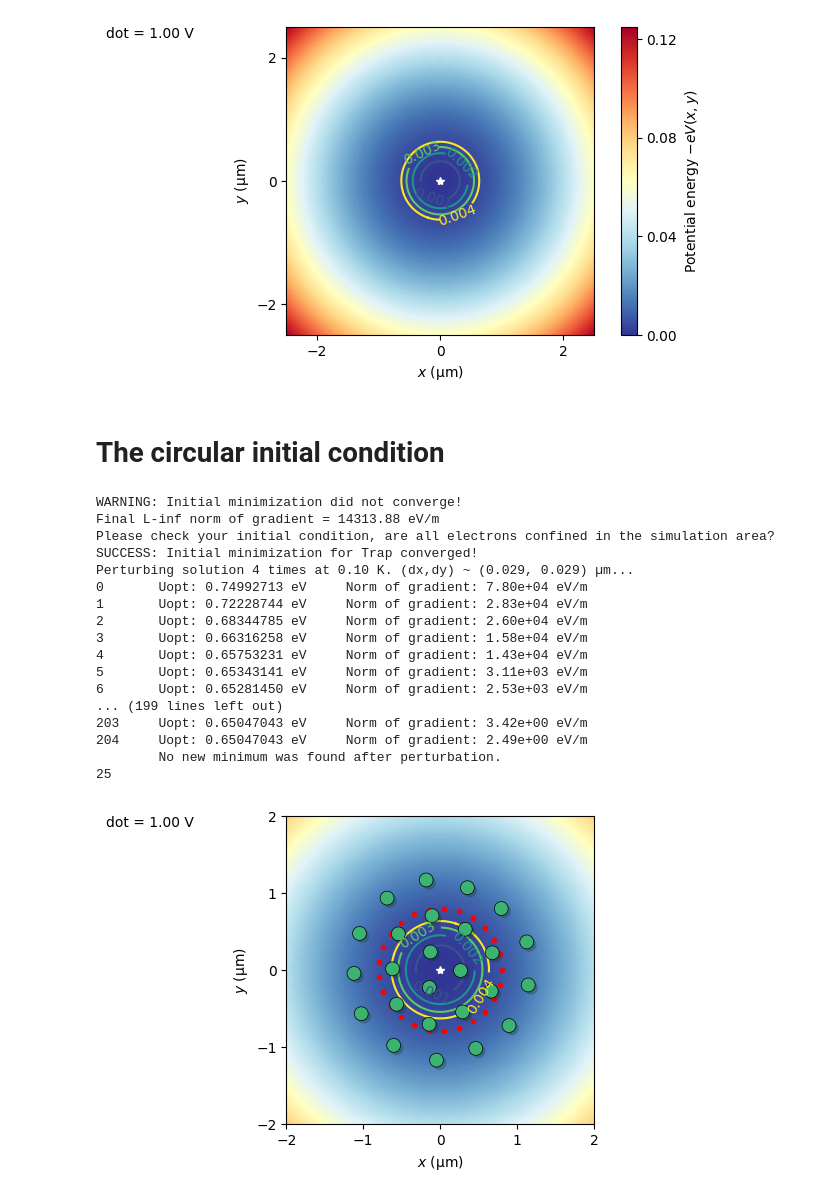
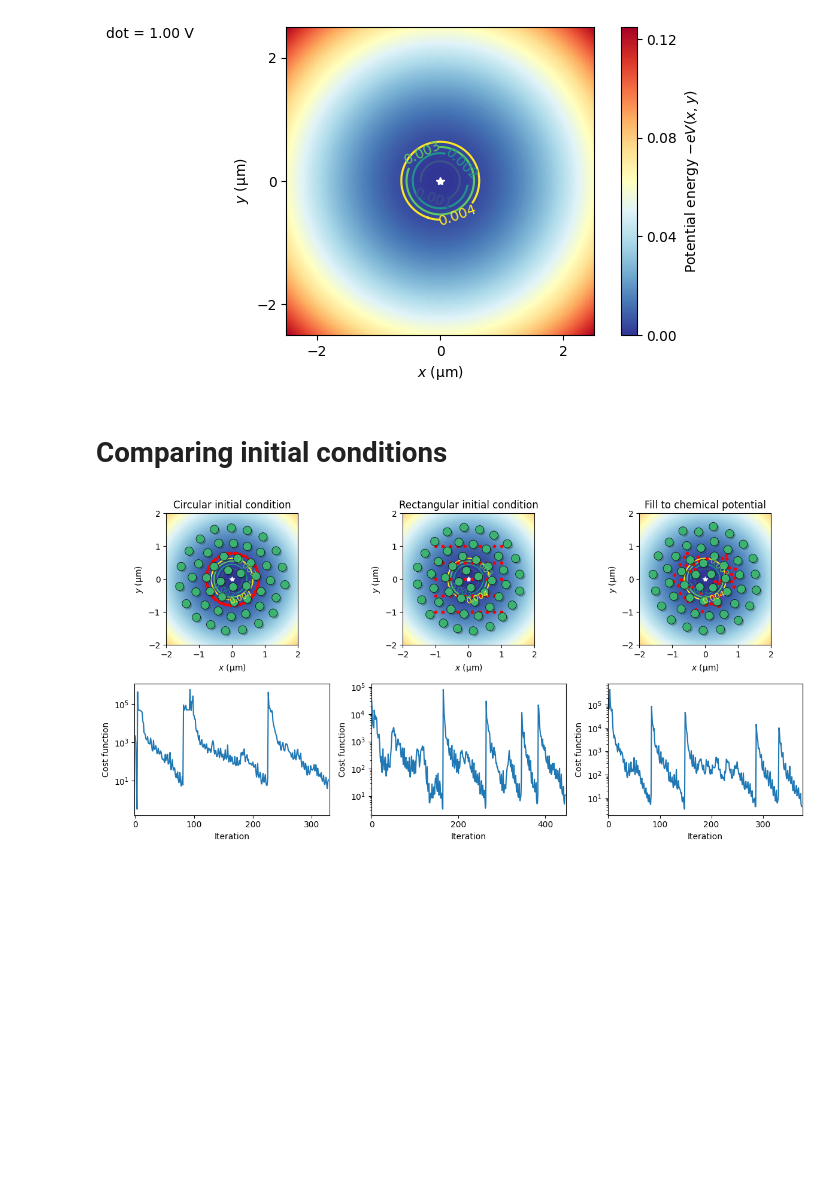
Before and after one commit to gkoolstra/quantum_electron, a Jupyter notebook: examples/05_initial_conditions.ipynb, the cells around one changed output. Saved outputs shown, nothing was run; the diff lists cells and outputs as text; code cells hidden in the pictures; blank space fills up the shorter version.

```diff
--- a/examples/05_initial_conditions.ipynb
+++ b/examples/05_initial_conditions.ipynb
@@ -41,39 +45,37 @@ options = {"f0" : 4e9, # Resonance frequency for the resonator (only used for so
            "potential_smoothing" : 1e-4, # Numerical smoothing of the splines (gets rid of some noise, can introduce artifacts)
            "remove_unbound_electrons" : False, # Removes electrons if they shot outside the solution box.
            "remove_bounds" : None, # Sets which electrons should be removed if above is True.
-           "trap_annealing_steps" : [0.1] * 4, # List of annealing temperatures, length determines the number of steps
+           "trap_annealing_steps" : [1.0] * 4, # List of annealing temperatures, length determines the number of steps
            "max_x_displacement" : 0.1e-6, # Maximum x-displacement of solved electron positions during annealing.
            "max_y_displacement" : 0.1e-6} # Maximum y-displacement of solved electron positions during annealing.
-# %% [markdown]
-# The circular initial condition
-# %%
-ic = InitialCondition(potential_dict, voltages)
-init_cond = ic.make_circular(n_electrons=25, min_spacing=0.2)
+# %% [markdown]
+# Comparing initial conditions
+# %%
+n_electrons = 50
+min_spacing = 0.1 # micron
+
+ic = InitialCondition(potential_dict, voltages)
+circular = ic.make_circular(n_electrons=n_electrons, min_spacing=min_spacing)
+rectangular = ic.make_rectangular(n_electrons=n_electrons, dxdy=(2, 2), n_rows=5)
+chem_potential = ic.make_by_chemical_potential(max_electrons=n_electrons, chemical_potential=0.01, min_spacing=min_spacing)
 # %%
-fig, ax = plt.subplots(1, 1, figsize=(4, 4))
+fig, ax = plt.subplots(2, 3, figsize=(4*3, 6))
+ax = ax.flatten()
+
 f = FullModel(potential_dict, voltages, **options)
 
-res = f.get_electron_positions(n_electrons=len(init_cond) // 2, electron_initial_positions=init_cond, verbose=True)
-print(f.count_electrons_in_dot(res['x'], trap_bounds_x=(-2e-6, 2e-6), trap_bounds_y=(-2e-6, 2e-6)))
-f.plot_potential_energy(dxdy=(4, 4), ax=ax, plot_contours=True)
-ax.plot(init_cond[::2]*1e6, init_cond[1::2]*1e6, '.r')
-f.plot_electron_positions(res, ax=ax)
+for k, init_cond in enumerate([circular, rectangular, chem_potential]):
+    res = f.get_electron_positions(n_electrons=len(init_cond) // 2, electron_initial_positions=init_cond, verbose=False)
+    # print(f.count_electrons_in_dot(res['x'], trap_bounds_x=(-2e-6, 2e-6), trap_bounds_y=(-2e-6, 2e-6)))
+    f.plot_potential_energy(dxdy=(4, 4), ax=ax[k], plot_contours=True, print_voltages=False)
+    ax[k].plot(init_cond[::2]*1e6, init_cond[1::2]*1e6, '.r')
+    f.plot_electron_positions(res, ax=ax[k])
+
+    f.plot_convergence(ax=ax[k+3])
+
+ax[0].set_title("Circular initial condition")
+ax[1].set_title("Rectangular initial condition")
+ax[2].set_title("Fill to chemical potential")
+fig.tight_layout()
 # %% [output]
-WARNING: Initial minimization did not converge!
-Final L-inf norm of gradient = 14313.88 eV/m
-Please check your initial condition, are all electrons confined in the simulation area?
-SUCCESS: Initial minimization for Trap converged!
-Perturbing solution 4 times at 0.10 K. (dx,dy) ~ (0.029, 0.029) µm...
-0       Uopt: 0.74992713 eV     Norm of gradient: 7.80e+04 eV/m
-1       Uopt: 0.72228744 eV     Norm of gradient: 2.83e+04 eV/m
-2       Uopt: 0.68344785 eV     Norm of gradient: 2.60e+04 eV/m
-3       Uopt: 0.66316258 eV     Norm of gradient: 1.58e+04 eV/m
-4       Uopt: 0.65753231 eV     Norm of gradient: 1.43e+04 eV/m
-5       Uopt: 0.65343141 eV     Norm of gradient: 3.11e+03 eV/m
-6       Uopt: 0.65281450 eV     Norm of gradient: 2.53e+03 eV/m
-... (199 lines left out)
-203     Uopt: 0.65047043 eV     Norm of gradient: 3.42e+00 eV/m
-204     Uopt: 0.65047043 eV     Norm of gradient: 2.49e+00 eV/m
-        No new minimum was found after perturbation.
-25
-[figure, old version]
+[figure, new version]
```
Also changed, not shown: parts of 10 cells of this notebook, 13 other files.
